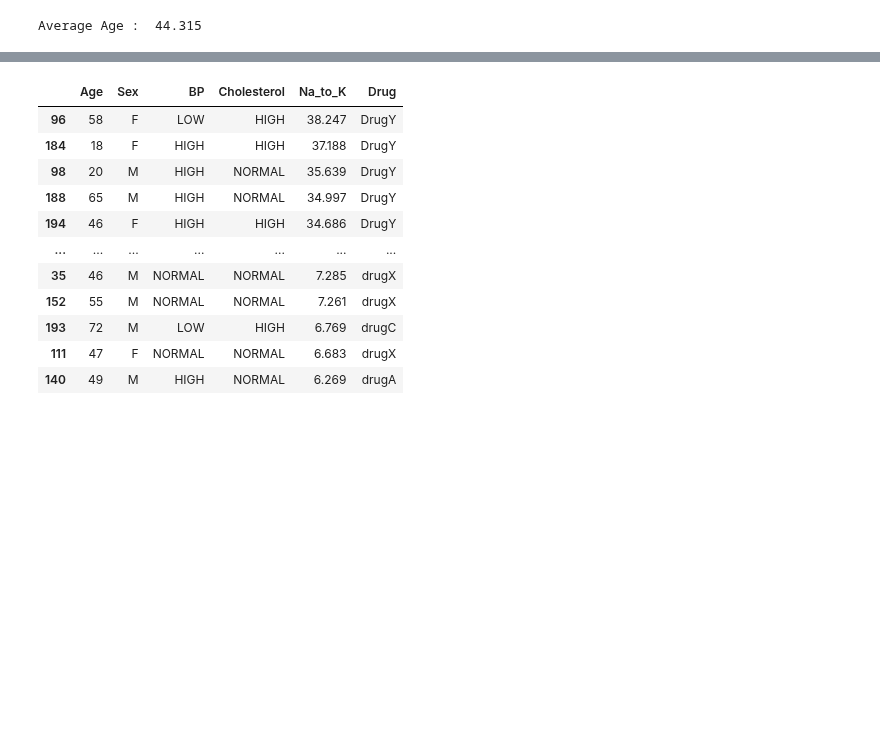
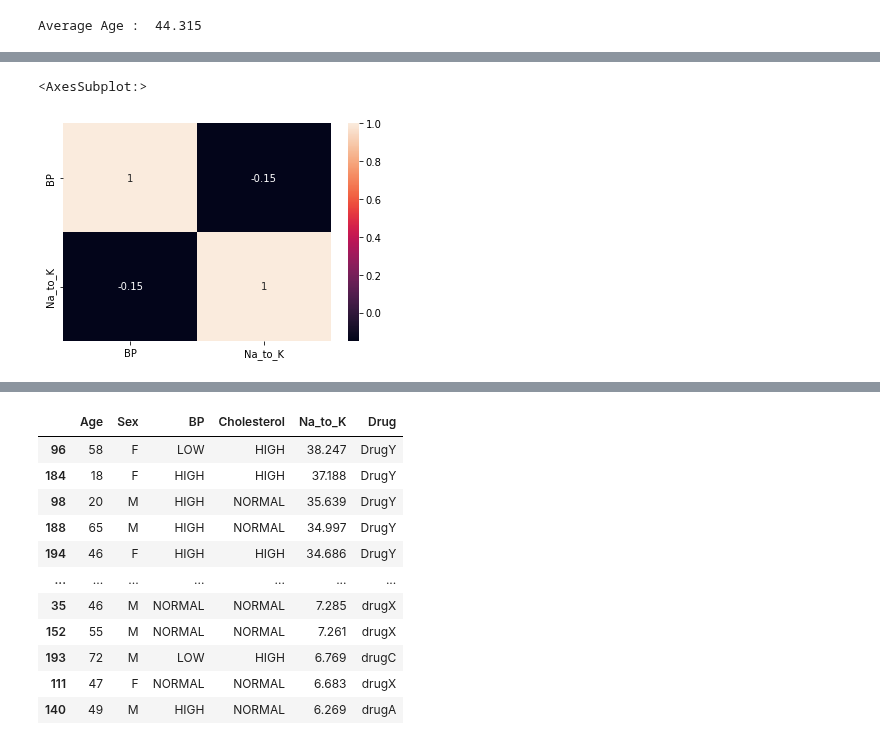
Before and after one commit to Suyashiitr/kaggle, a Jupyter notebook: drug-classification.ipynb, the cells around one changed output, grey strips where cells are left out. Saved outputs shown, nothing was run; the diff lists cells and outputs as text; code cells hidden in the pictures; blank space fills up the shorter version.

```diff
--- a/drug-classification.ipynb
+++ b/drug-classification.ipynb
@@ -141,0 +198,3 @@ Average Age :  44.315
+# %%
+sod_bp = drug.drop(columns=['Age','Sex','Cholesterol','Drug'])
+sod_bp
@@ -141,0 +215,4 @@ Average Age :  44.315
+# %%
+bp_fact = pd.factorize(sod_bp['BP'])[0]
+sod_bp['BP'] = bp_fact
+sod_bp
@@ -141,0 +233,5 @@ Average Age :  44.315
+# %%
+sns.heatmap(sod_bp.corr(), annot = True)
+# %% [output]
+<AxesSubplot:>
+[figure, added]
```
Also changed, not shown: parts of 31 cells of this notebook.
